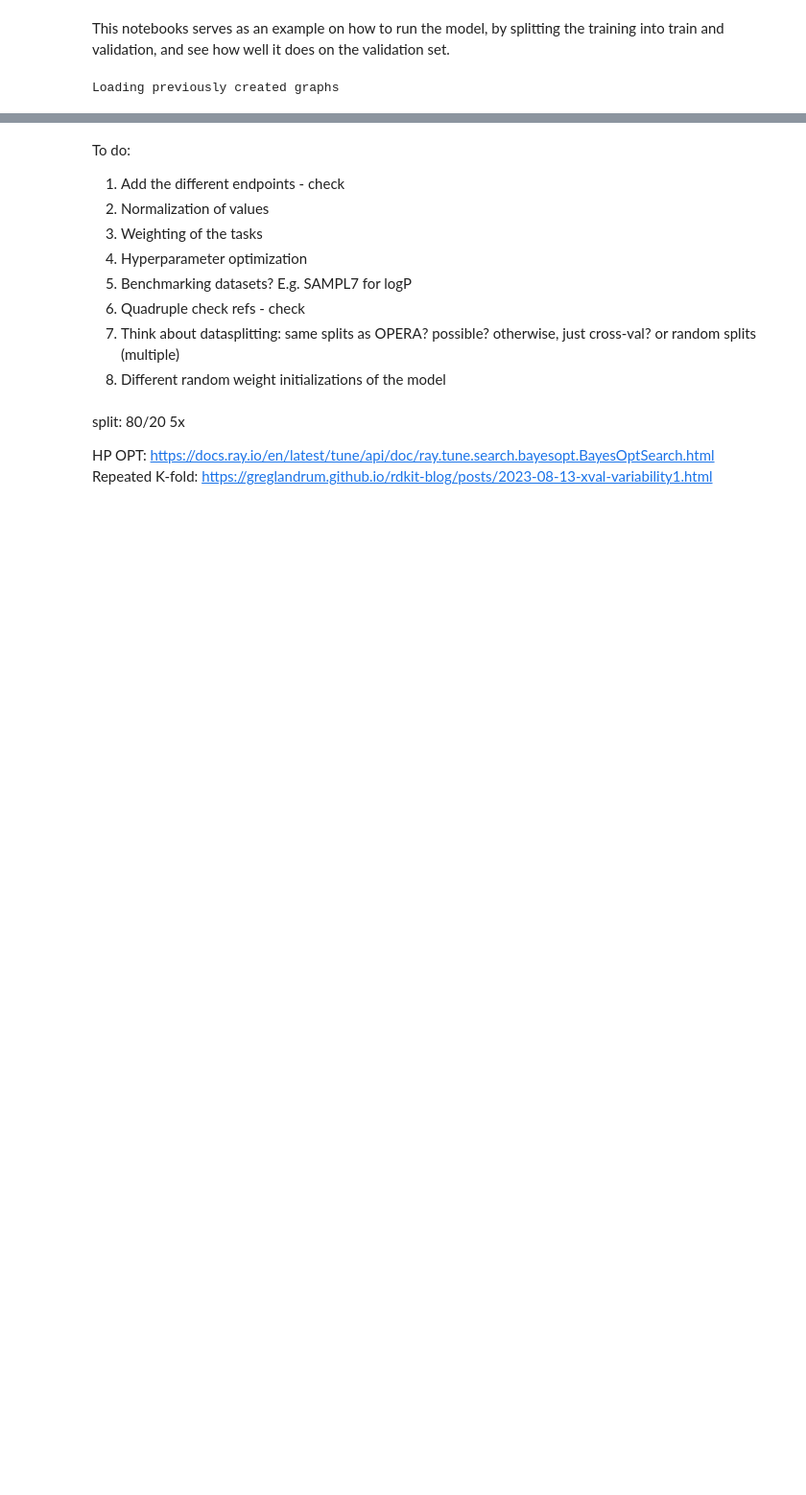
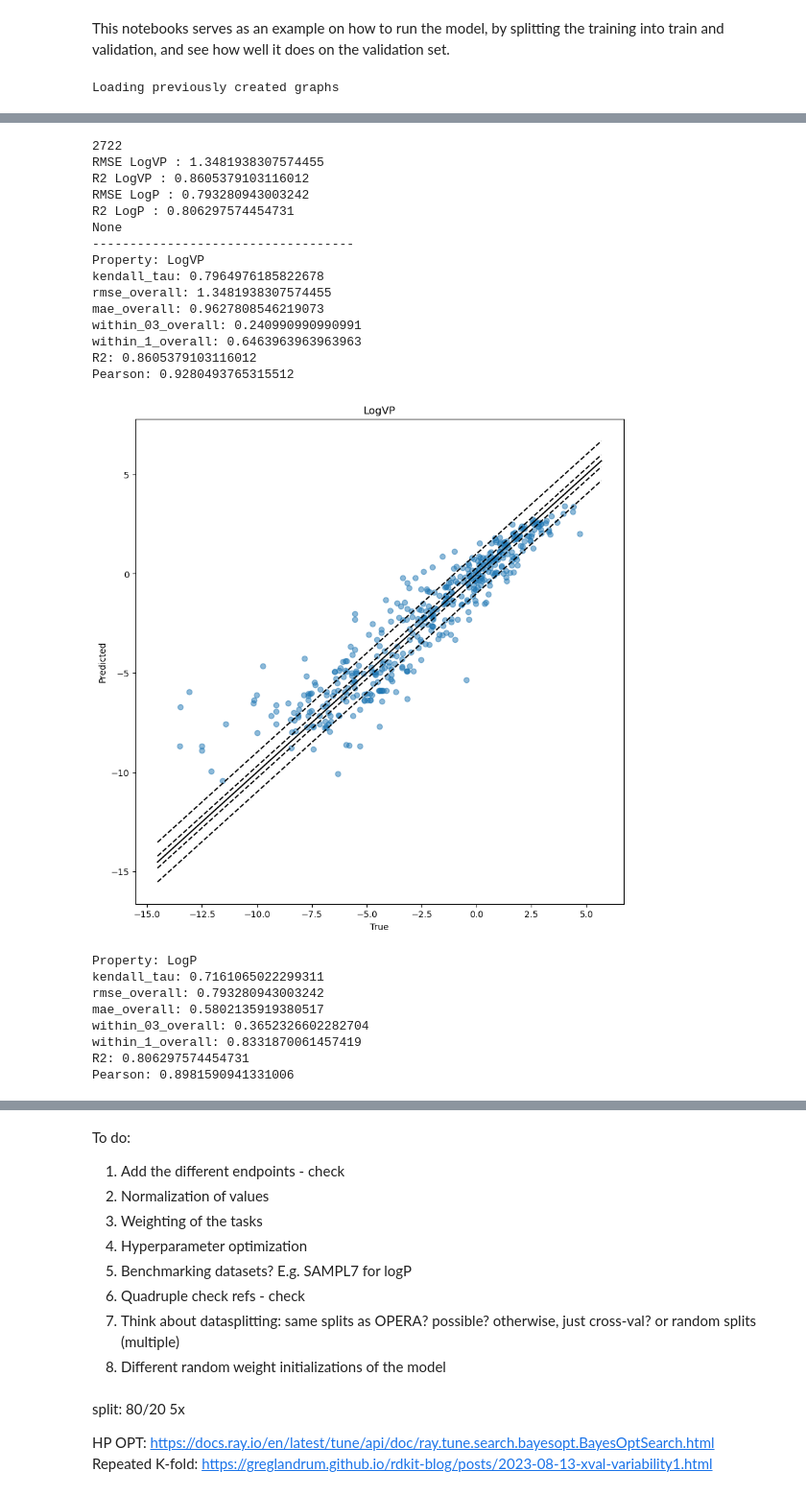
Before and after one commit to Cschiebroek/Digital_Chemistry, a Jupyter notebook: 002_Example_Run.ipynb, the cells around one changed output, grey strips where cells are left out. Shown at 96% size. Saved outputs shown, nothing was run; the diff lists cells and outputs as text; code cells hidden in the pictures; blank space fills up the shorter version.

```diff
--- a/002_Example_Run.ipynb
+++ b/002_Example_Run.ipynb
@@ -53,0 +185,13 @@ plot_scatters(df_preds,df_ys)
+# %%
+#and compare to not using charges
+train_graphs_no_charge_scaled = get_graphs(train,dash_charges=False,scaled =True,save_graphs = True)
+train_data, val_data = train_test_split(train_graphs_no_charge_scaled, test_size=0.2, random_state=2000)
+train_loader = DataLoader(train_data, batch_size=64, shuffle=True)
+val_loader = DataLoader(val_data, batch_size=64, shuffle=False)
+model= AttentiveFP(in_channels=23, hidden_channels=200, out_channels=outputs, #note that using the DASH graphs will increase the amount of node feauters (input channels for model) from 23 to 24
+                            edge_dim=11, num_layers=4, num_timesteps=2,
+                            dropout=0.0).to(device)
+optimizer = torch.optim.Adam(model.parameters(), lr=10**-3,
+                        weight_decay=10**-4)
+print(len(train_data), len(val_data))
+train_and_validate_multi(model, train_loader, val_loader, optimizer, num_epochs=100, outputs=outputs, verbose=True,props_to_train=['LogVP','LogP'],name='test_no_charge_scaled')
@@ -53,0 +216,36 @@ plot_scatters(df_preds,df_ys)
+# %%
+model= AttentiveFP(in_channels=23, hidden_channels=200, out_channels=outputs, #note that using the DASH graphs will increase the amount of node feauters (input channels for model) from 23 to 24
+                            edge_dim=11, num_layers=4, num_timesteps=2,
+                            dropout=0.0).to(device)
+model.load_state_dict(torch.load('test_no_charge_scaled.pt'))
+preds, ys = get_preds_per_task(model,val_loader, outputs,props_to_predict=['LogVP','LogP'])
+df_preds = vals_to_df(preds,['LogVP','LogP'],scaled=True)
+df_ys = vals_to_df(ys,['LogVP','LogP'],scaled=True)
+print(print_rmse_and_r2_scaled(df_preds,df_ys))
+print('-----------------------------------')
+plot_scatters(df_preds,df_ys)
+# %% [output]
+2722
+RMSE LogVP : 1.3481938307574455
+R2 LogVP : 0.8605379103116012
+RMSE LogP : 0.793280943003242
+R2 LogP : 0.806297574454731
+None
+-----------------------------------
+Property: LogVP
+kendall_tau: 0.7964976185822678
+rmse_overall: 1.3481938307574455
+mae_overall: 0.9627808546219073
+within_03_overall: 0.240990990990991
+within_1_overall: 0.6463963963963963
+R2: 0.8605379103116012
+Pearson: 0.9280493765315512
+[figure, added]
+Property: LogP
+kendall_tau: 0.7161065022299311
+rmse_overall: 0.793280943003242
+mae_overall: 0.5802135919380517
+within_03_overall: 0.3652326602282704
+within_1_overall: 0.8331870061457419
+R2: 0.806297574454731
+Pearson: 0.8981590941331006
```
Also changed, not shown: parts of 17 cells of this notebook, 7 other files.
